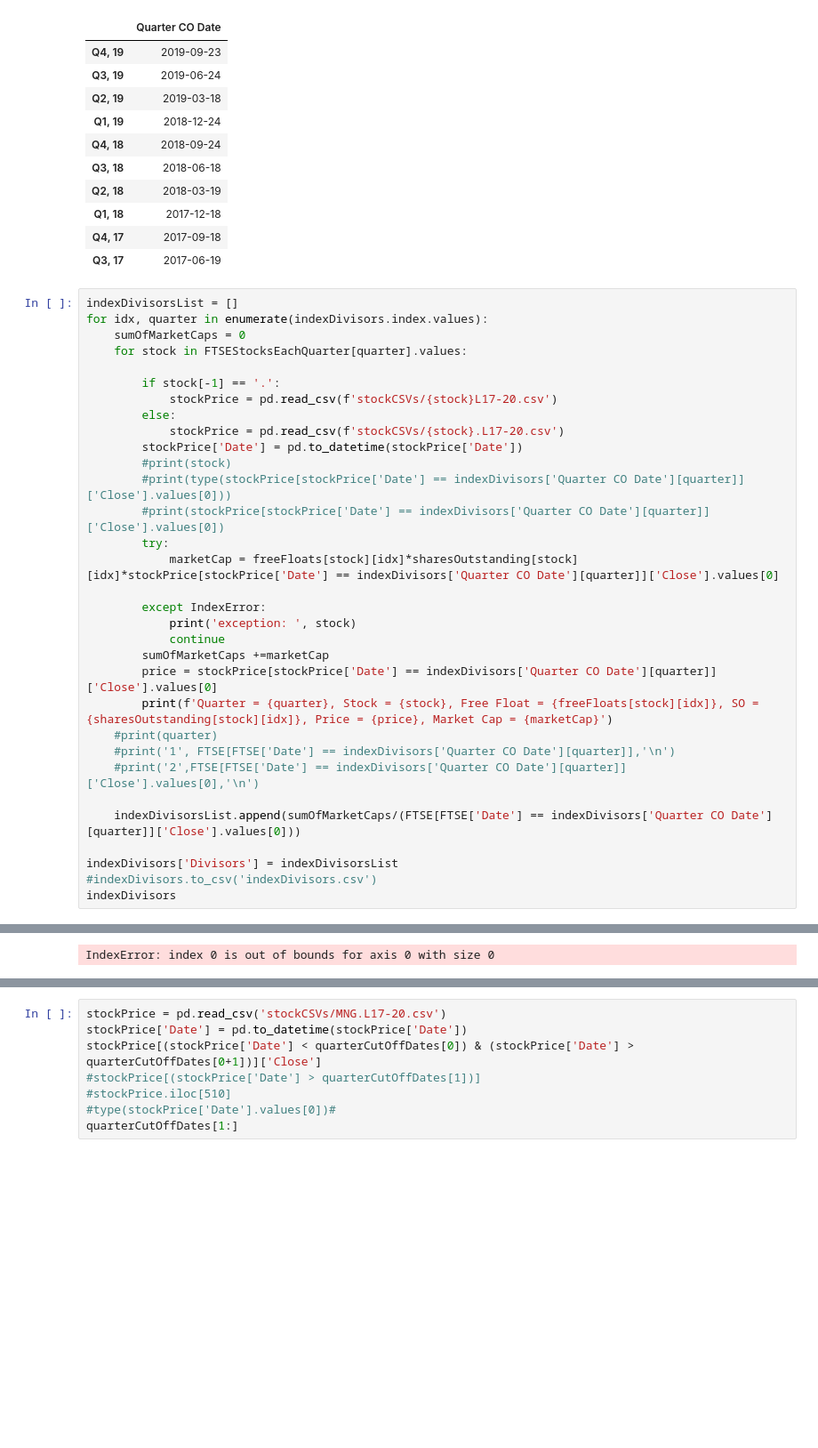
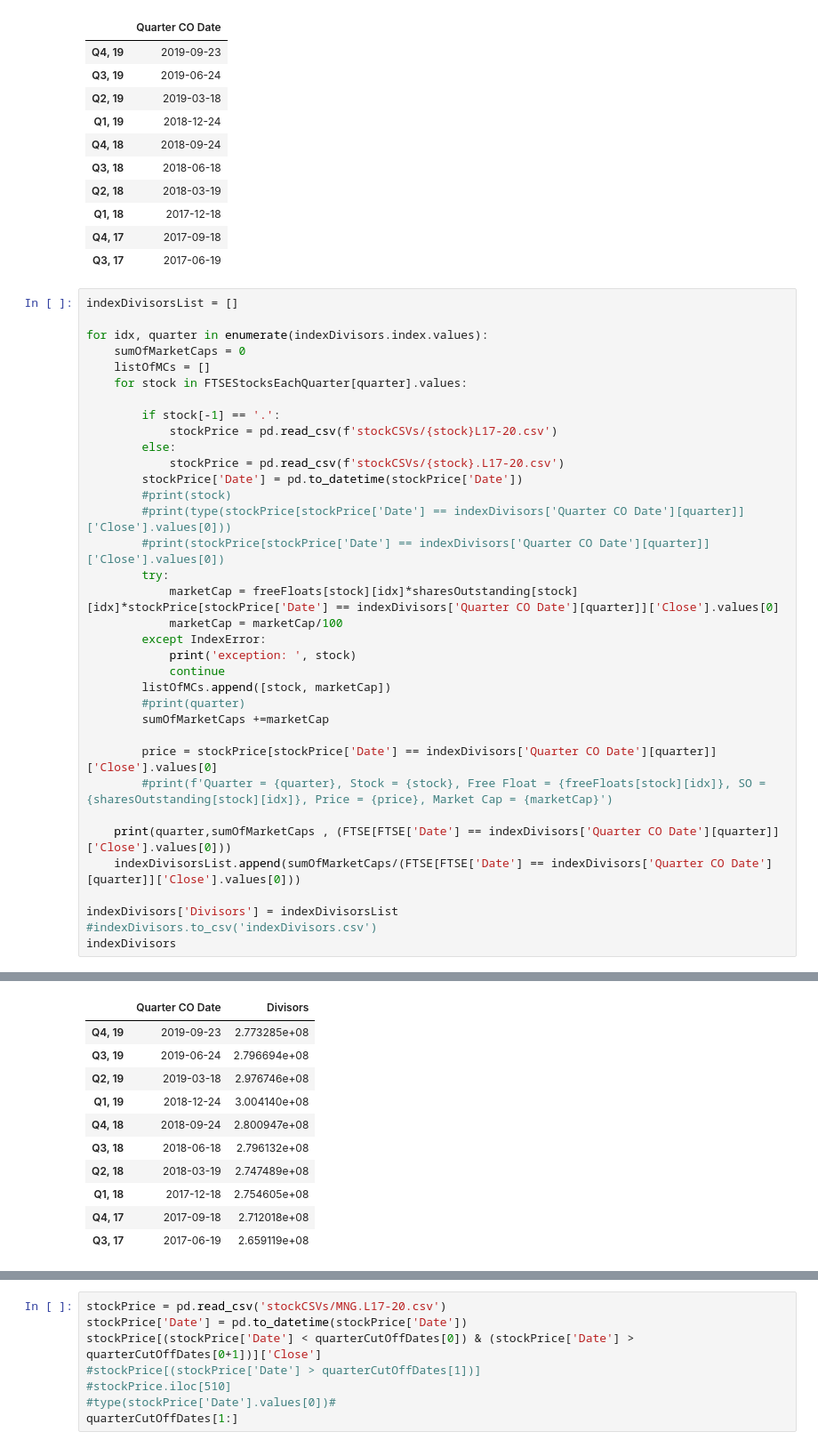
Before and after one commit to wmow/bloombergMDM, a Jupyter notebook: getIndexDivisor.ipynb, the cells around one changed output, grey strips where cells are left out. Shown: that part at 89% size. Drawn from its saved outputs; the diff is of its cells as text; blank space fills up the shorter version.

```diff
--- a/getIndexDivisor.ipynb
+++ b/getIndexDivisor.ipynb
@@ -111,8 +97,10 @@ indexDivisors
 | Q3, 17 | 2017-06-19 |
 # %%
 indexDivisorsList = []
+
 for idx, quarter in enumerate(indexDivisors.index.values):
     sumOfMarketCaps = 0
+    listOfMCs = []
     for stock in FTSEStocksEachQuarter[quarter].values:
 
         if stock[-1] == '.':
@@ -125,17 +113,18 @@ for idx, quarter in enumerate(indexDivisors.index.values):
         #print(stockPrice[stockPrice['Date'] == indexDivisors['Quarter CO Date'][quarter]]['Close'].values[0])
         try:
             marketCap = freeFloats[stock][idx]*sharesOutstanding[stock][idx]*stockPrice[stockPrice['Date'] == indexDivisors['Quarter CO Date'][quarter]]['Close'].values[0]
-
+            marketCap = marketCap/100
         except IndexError:
             print('exception: ', stock)
             continue
+        listOfMCs.append([stock, marketCap])
+        #print(quarter)
         sumOfMarketCaps +=marketCap
+
         price = stockPrice[stockPrice['Date'] == indexDivisors['Quarter CO Date'][quarter]]['Close'].values[0]
-        print(f'Quarter = {quarter}, Stock = {stock}, Free Float = {freeFloats[stock][idx]}, SO = {sharesOutstanding[stock][idx]}, Price = {price}, Market Cap = {marketCap}')
-    #print(quarter)
-    #print('1', FTSE[FTSE['Date'] == indexDivisors['Quarter CO Date'][quarter]],'\n')
-    #print('2',FTSE[FTSE['Date'] == indexDivisors['Quarter CO Date'][quarter]]['Close'].values[0],'\n')
+        #print(f'Quarter = {quarter}, Stock = {stock}, Free Float = {freeFloats[stock][idx]}, SO = {sharesOutstanding[stock][idx]}, Price = {price}, Market Cap = {marketCap}')
 
+    print(quarter,sumOfMarketCaps , (FTSE[FTSE['Date'] == indexDivisors['Quarter CO Date'][quarter]]['Close'].values[0]))
     indexDivisorsList.append(sumOfMarketCaps/(FTSE[FTSE['Date'] == indexDivisors['Quarter CO Date'][quarter]]['Close'].values[0]))
 
 indexDivisors['Divisors'] = indexDivisorsList
@@ -162,2 +144,12 @@ Quarter = Q3, 17, Stock = WPP, Free Float = 0.973, SO = 1263608076, Price = 1676
-IndexError: index 0 is out of bounds for axis 0 with size 0
+|  | Quarter CO Date | Divisors |
+| Q4, 19 | 2019-09-23 | 2.773285e+08 |
+| Q3, 19 | 2019-06-24 | 2.796694e+08 |
+| Q2, 19 | 2019-03-18 | 2.976746e+08 |
+| Q1, 19 | 2018-12-24 | 3.004140e+08 |
+| Q4, 18 | 2018-09-24 | 2.800947e+08 |
+| Q3, 18 | 2018-06-18 | 2.796132e+08 |
+| Q2, 18 | 2018-03-19 | 2.747489e+08 |
+| Q1, 18 | 2017-12-18 | 2.754605e+08 |
+| Q4, 17 | 2017-09-18 | 2.712018e+08 |
+| Q3, 17 | 2017-06-19 | 2.659119e+08 |
 # %%
```
Also changed, not shown: parts of 26 cells of this notebook, 6 other files.
